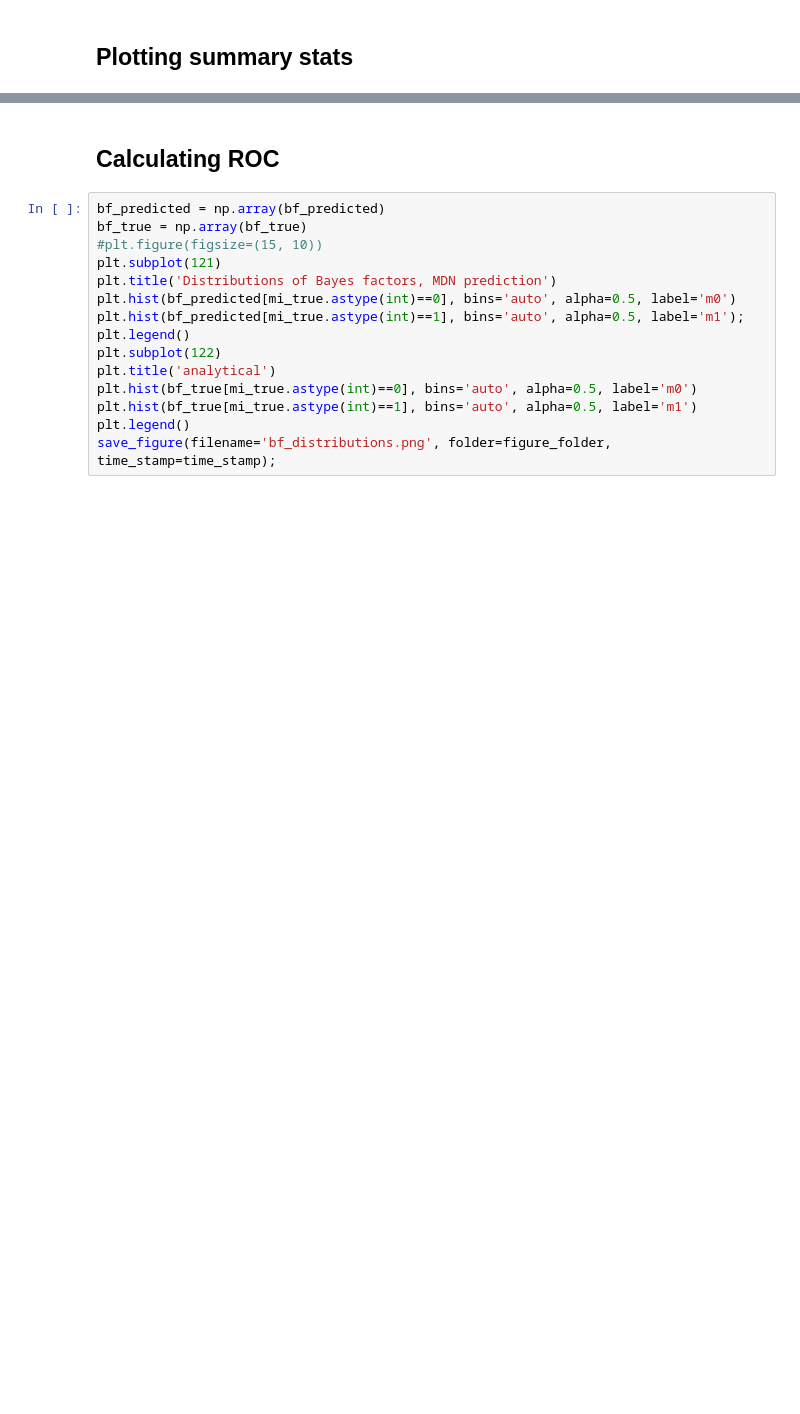
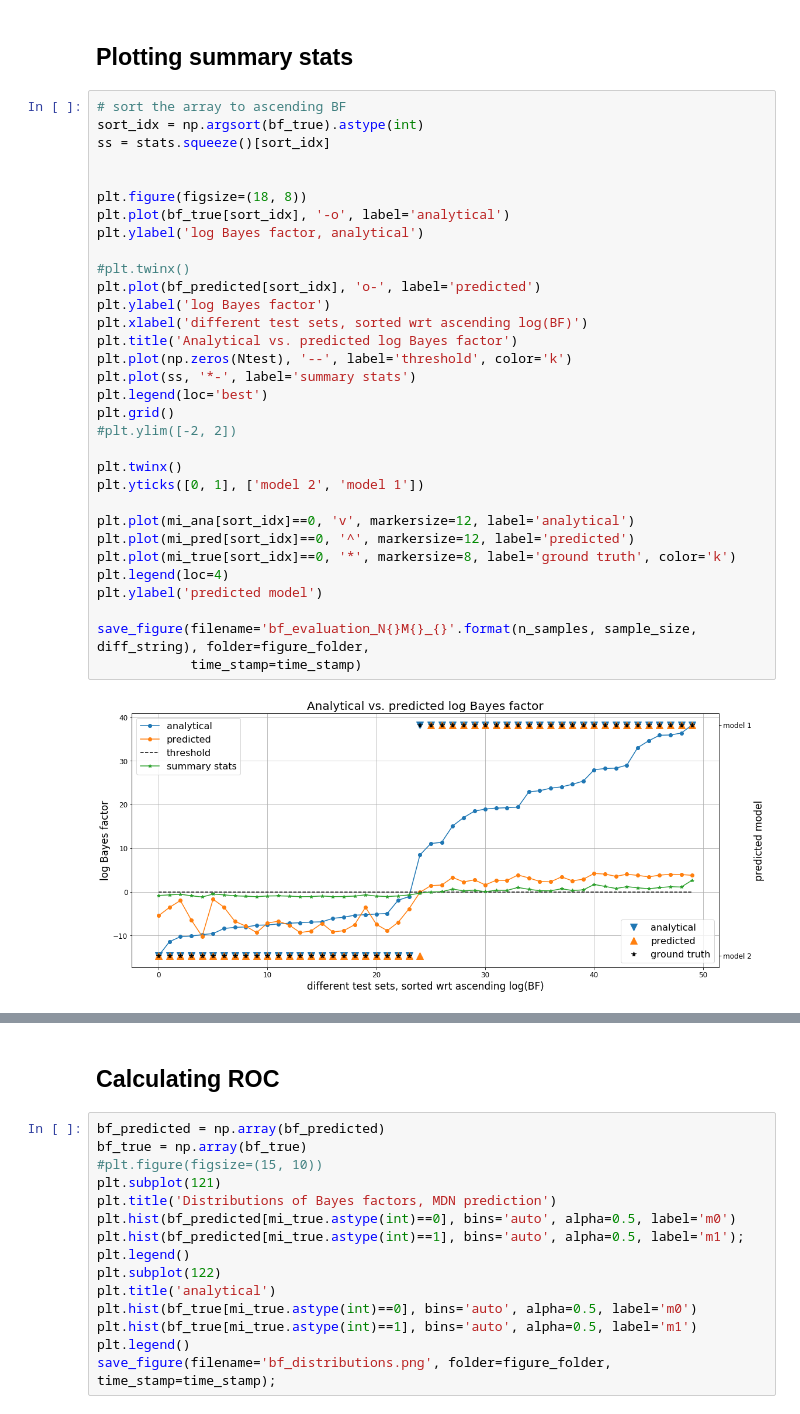
Before and after one commit to janfb/mcabc, a Jupyter notebook: notebooks/ModelComparison_poisson_vs_negbin_OLD.ipynb, the cells around one changed output, grey strips where cells are left out. Cells and saved outputs as stored; diff of their text form; blank space fills up the shorter version.

Commit message:
fix network evaluation

```diff
--- a/notebooks/ModelComparison_poisson_vs_negbin_OLD.ipynb
+++ b/notebooks/ModelComparison_poisson_vs_negbin_OLD.ipynb
@@ -278,5 +297,39 @@ save_figure(filename='network_visualization_{}'.format(diff_string), folder=figu
 # %% [markdown]
 ## Plotting summary stats
+# %%
+# sort the array to ascending BF
+sort_idx = np.argsort(bf_true).astype(int)
+ss = stats.squeeze()[sort_idx]
+
+
+plt.figure(figsize=(18, 8))
+plt.plot(bf_true[sort_idx], '-o', label='analytical')
+plt.ylabel('log Bayes factor, analytical')
+
+#plt.twinx()
+plt.plot(bf_predicted[sort_idx], 'o-', label='predicted')
+plt.ylabel('log Bayes factor')
+plt.xlabel('different test sets, sorted wrt ascending log(BF)')
+plt.title('Analytical vs. predicted log Bayes factor')
+plt.plot(np.zeros(Ntest), '--', label='threshold', color='k')
+plt.plot(ss, '*-', label='summary stats')
+plt.legend(loc='best')
+plt.grid()
+#plt.ylim([-2, 2])
+
+plt.twinx()
+plt.yticks([0, 1], ['model 2', 'model 1'])
+
+plt.plot(mi_ana[sort_idx]==0, 'v', markersize=12, label='analytical')
+plt.plot(mi_pred[sort_idx]==0, '^', markersize=12, label='predicted')
+plt.plot(mi_true[sort_idx]==0, '*', markersize=8, label='ground truth', color='k')
+plt.legend(loc=4)
+plt.ylabel('predicted model')
+
+save_figure(filename='bf_evaluation_N{}M{}_{}'.format(n_samples, sample_size, diff_string), folder=figure_folder,
+            time_stamp=time_stamp)
+# %% [output]
+[figure, added]
 # %%
 plt.title('sufficient statistics')
 plt.hist(stats[mi_true.astype(int)==0, 0], bins='auto', label='Poisson', alpha=.5)
```
Also changed, not shown: parts of 14 cells of this notebook, 2 other files.
